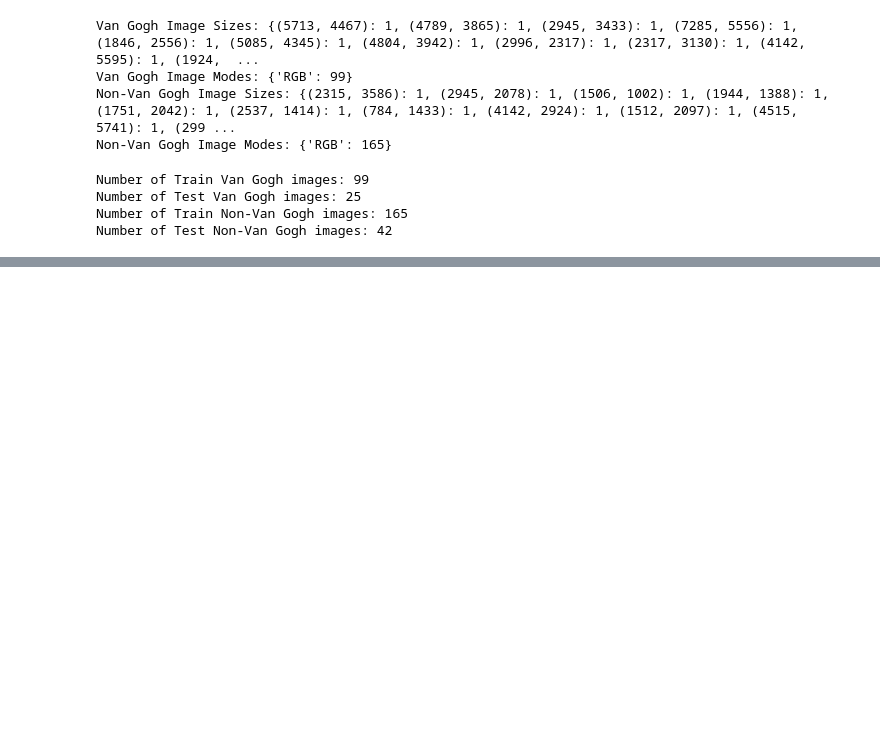
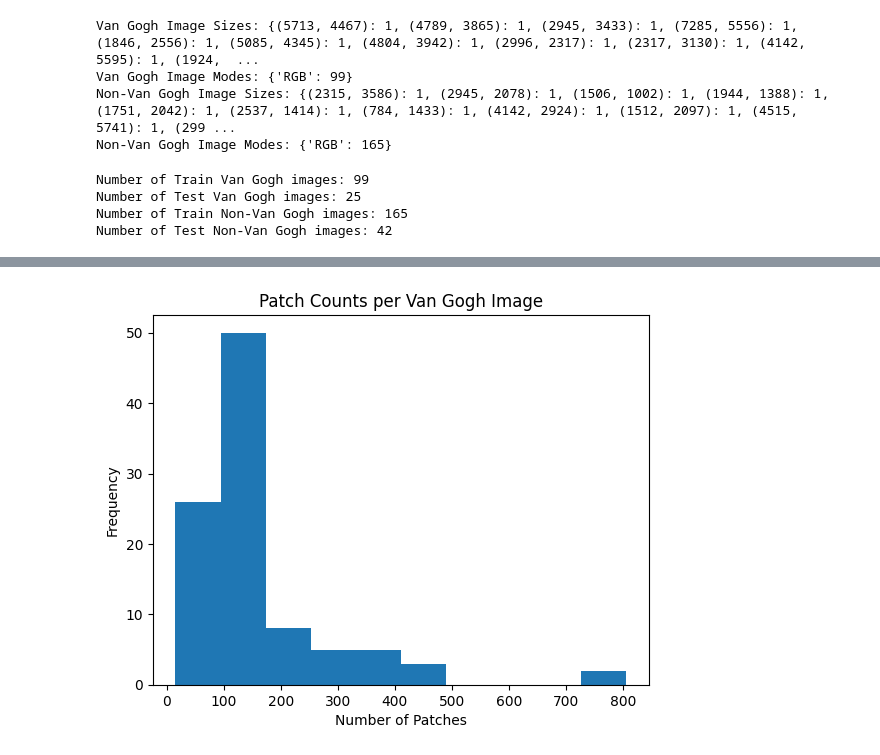
Before and after one commit to bhavinpatel2801/Van-gogh-painting-identification, a Jupyter notebook: notebooks/01_EDA.ipynb, the cells around one changed output, grey strips where cells are left out. Drawn from its saved outputs; the diff is of its cells as text; code cells hidden in the pictures; blank space fills up the shorter version.

```diff
--- a/notebooks/01_EDA.ipynb
+++ b/notebooks/01_EDA.ipynb
@@ -138,0 +162,12 @@ Number of Test Non-Van Gogh images: 42
+# %%
+patch_counts = [len(patchify_image(p, 224)) for p in train_van_gogh_images]
+
+import matplotlib.pyplot as plt
+
+plt.hist(patch_counts)
+plt.title("Patch Counts per Van Gogh Image")
+plt.xlabel("Number of Patches")
+plt.ylabel("Frequency")
+plt.show()
+# %% [output]
+[figure, added]
```
Also changed, not shown: parts of 6 cells of this notebook, 10 other files.
